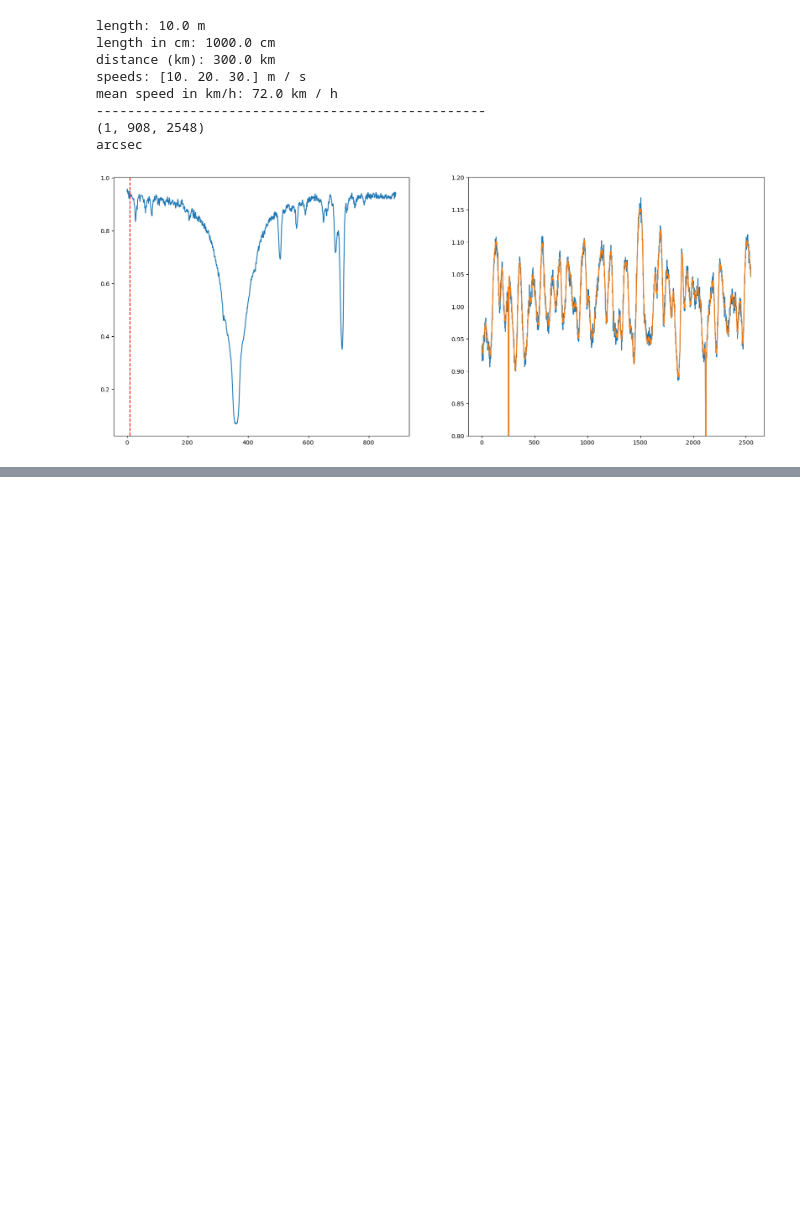
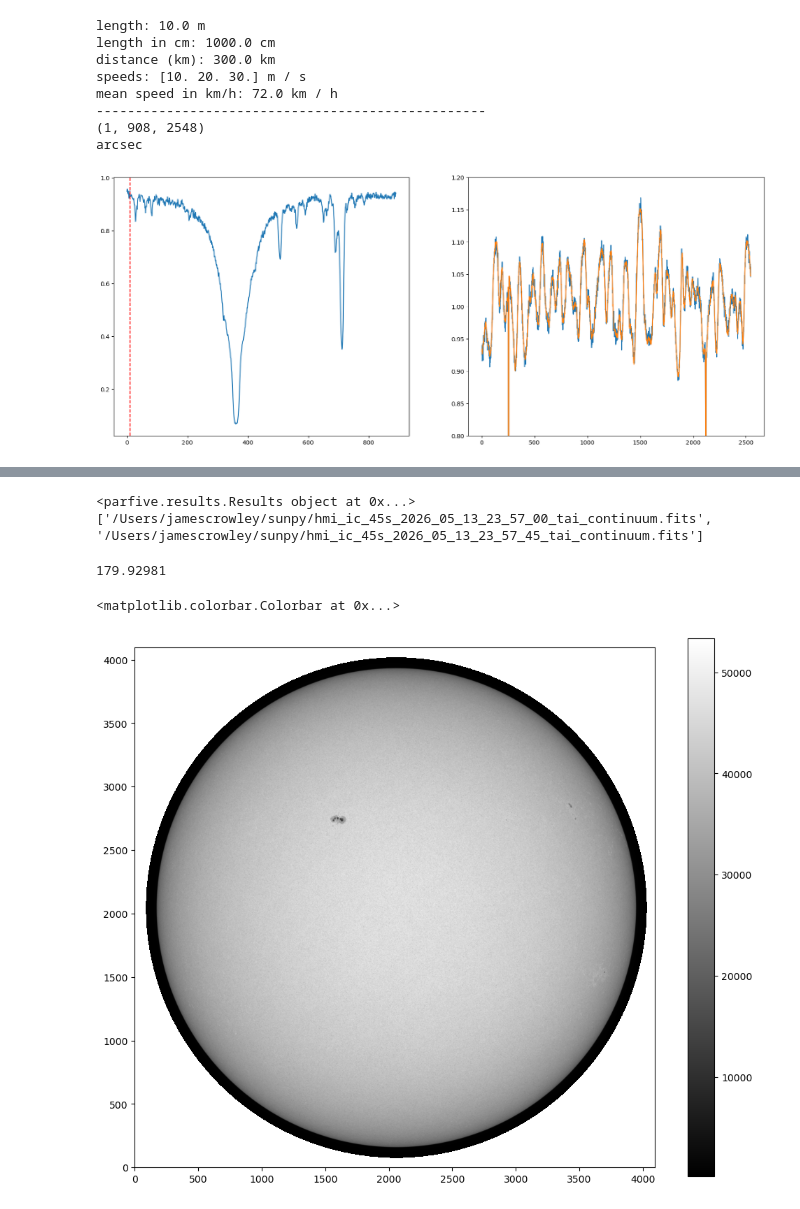
Before and after one commit to jameswcrowley/summer2026_mentoring, a Jupyter notebook: package_tutorial.ipynb, the cells around one changed output, grey strips where cells are left out. Saved outputs shown, nothing was run; the diff lists cells and outputs as text; code cells hidden in the pictures; blank space fills up the shorter version.

Commit message:
added tutorial of sunpy FIDO to package_tutorial.ipynb

```diff
--- a/package_tutorial.ipynb
+++ b/package_tutorial.ipynb
@@ -236,0 +296,31 @@ arcsec
+# %%
+# The above step JUST searches the VSO, it doesn't download anything. To do that, we need to use Fido.fetch:
+
+# do you want the code to read out how the download is going?
+verbose = True
+
+# where do you want the data to be downloaded? If you leave this blank, it'll defualt to creating a new folder in your home directory
+path = '~/sunpy/'
+
+Fido.fetch(search_results[0], path=path, progress=verbose)
+# %% [output]
+<parfive.results.Results object at 0x...>
+['/Users/jamescrowley/sunpy/hmi_ic_45s_2026_05_13_23_57_00_tai_continuum.fits', '/Users/jamescrowley/sunpy/hmi_ic_45s_2026_05_13_23_57_45_tai_continuum.fits']
+# %%
+# We can read it in EITHER using sunpy or with fits functionality from astropy:
+
+
+test_hmi_data = fits.open(path + '/data/hmi_ic_45s_2026_05_13_23_57_00_tai_continuum.fits')[1].data
+test_hmi_header = fits.open(path + '/data/hmi_ic_45s_2026_05_13_23_57_00_tai_continuum.fits')[1].header
+# %%
+# Test if we need to flip the data over:
+print(test_hmi_header['CROTA2'])
+# %% [output]
+179.92981
+# %%
+plt.figure(figsize = [12, 10])
+plt.imshow(test_hmi_data[::-1, ::-1], cmap = 'grey', origin='lower')
+plt.colorbar()
+# %% [output]
+<matplotlib.colorbar.Colorbar at 0x...>
+[figure, added]
```
Also changed, not shown: parts of 5 cells of this notebook.
